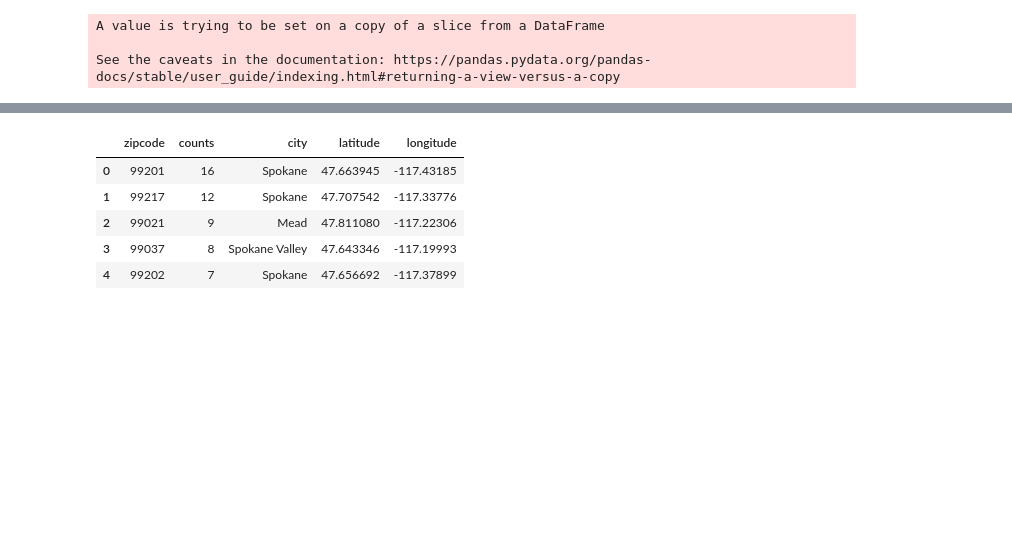
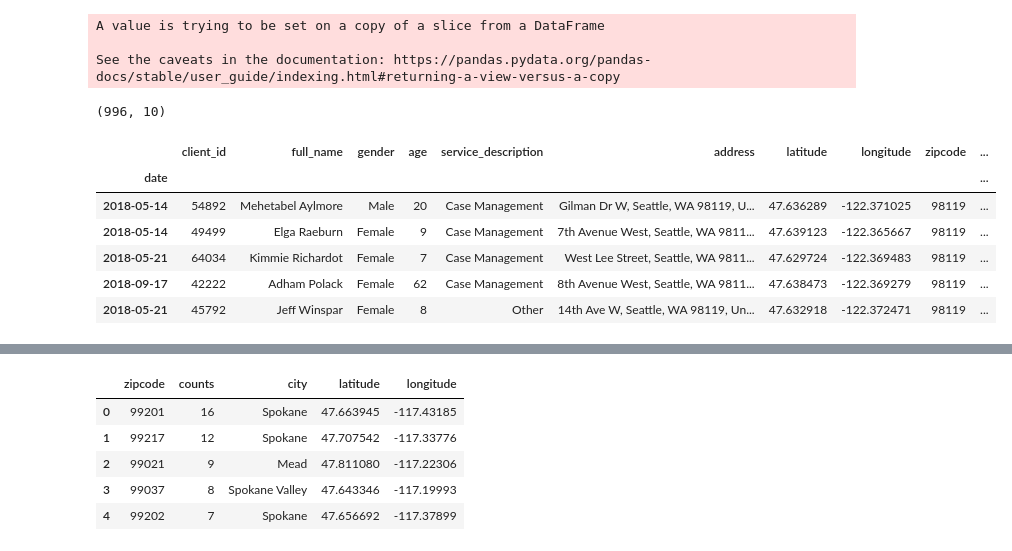
Before and after one commit to BloomTech-Labs/family-promise-service-tracker-ds-a, a Jupyter notebook: notebooks/visualizations.ipynb, the cells around one changed output, grey strips where cells are left out. Drawn from its saved outputs; the diff is of its cells as text; code cells hidden in the pictures; blank space fills up the shorter version.

```diff
--- a/notebooks/visualizations.ipynb
+++ b/notebooks/visualizations.ipynb
@@ -43,6 +44,18 @@ memory usage: 85.6+ KB
 A value is trying to be set on a copy of a slice from a DataFrame
 
 See the caveats in the documentation: https://pandas.pydata.org/pandas-docs/stable/user_guide/indexing.html#returning-a-view-versus-a-copy
+# %%
+print(data.shape)
+data.head()
+# %% [output]
+(996, 10)
+|  | client_id | full_name | gender | age | service_description | address | latitude | longitude | zipcode | ... |
+| date |  |  |  |  |  |  |  |  |  | ... |
+| 2018-05-14 | 54892 | Mehetabel Aylmore | Male | 20 | Case Management | Gilman Dr W, Seattle, WA 98119, U... | 47.636289 | -122.371025 | 98119 | ... |
+| 2018-05-14 | 49499 | Elga Raeburn | Female | 9 | Case Management | 7th Avenue West, Seattle, WA 9811... | 47.639123 | -122.365667 | 98119 | ... |
+| 2018-05-21 | 64034 | Kimmie Richardot | Female | 7 | Case Management | West Lee Street, Seattle, WA 9811... | 47.629724 | -122.369483 | 98119 | ... |
+| 2018-09-17 | 42222 | Adham Polack | Female | 62 | Case Management | 8th Avenue West, Seattle, WA 9811... | 47.638473 | -122.369279 | 98119 | ... |
+| 2018-05-21 | 45792 | Jeff Winspar | Female | 8 | Other | 14th Ave W, Seattle, WA 98119, Un... | 47.632918 | -122.372471 | 98119 | ... |
 # %%
 def service_splits(categories,demographic,norm=False):
     """
```
Also changed, not shown: parts of 8 cells of this notebook.
